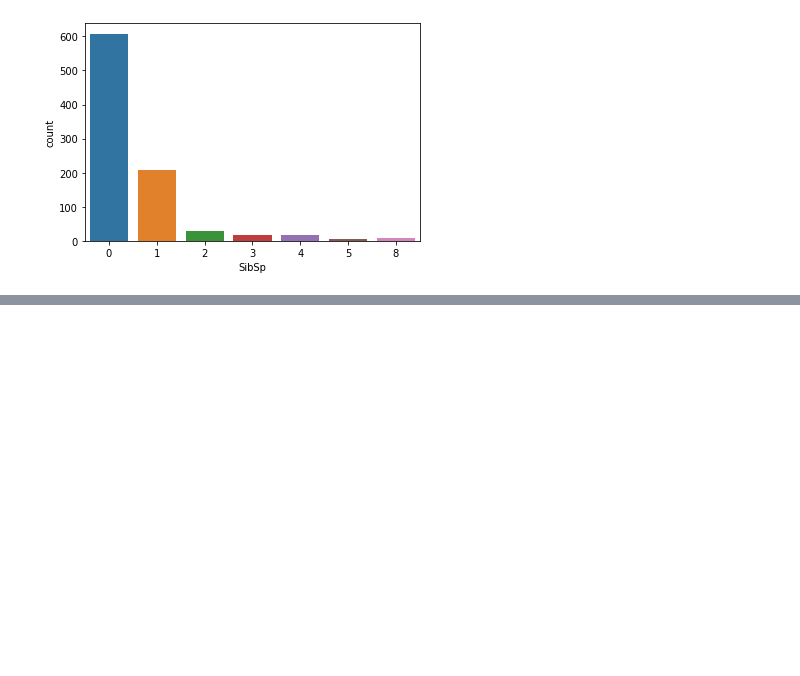
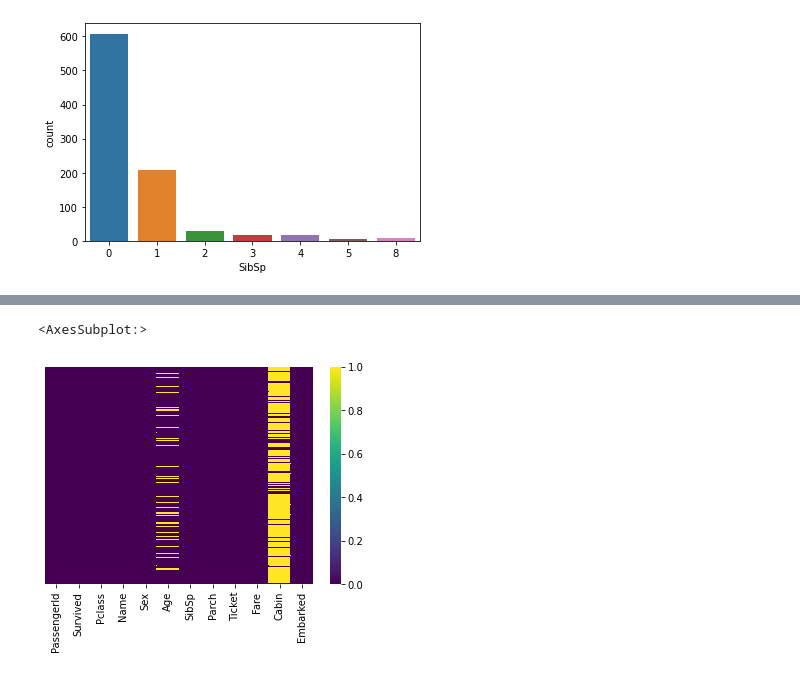
Before and after one commit to awwalm/MLDataSci, a Jupyter notebook: Notes.ipynb, the cells around one changed output, grey strips where cells are left out. Drawn from its saved outputs; the diff is of its cells as text; code cells hidden in the pictures; blank space fills up the shorter version.

```diff
--- a/Notes.ipynb
+++ b/Notes.ipynb
@@ -217,0 +254,6 @@ sns.countplot(x="SibSp", data=titanic_data)
+# %%
+# Plotting heatmap to visualize null values
+sns.heatmap(titanic_data.isnull(), yticklabels=False, cmap="viridis")
+# %% [output]
+<AxesSubplot:>
+[figure, added]
```
Also changed, not shown: parts of 5 cells of this notebook, 1 other file.
